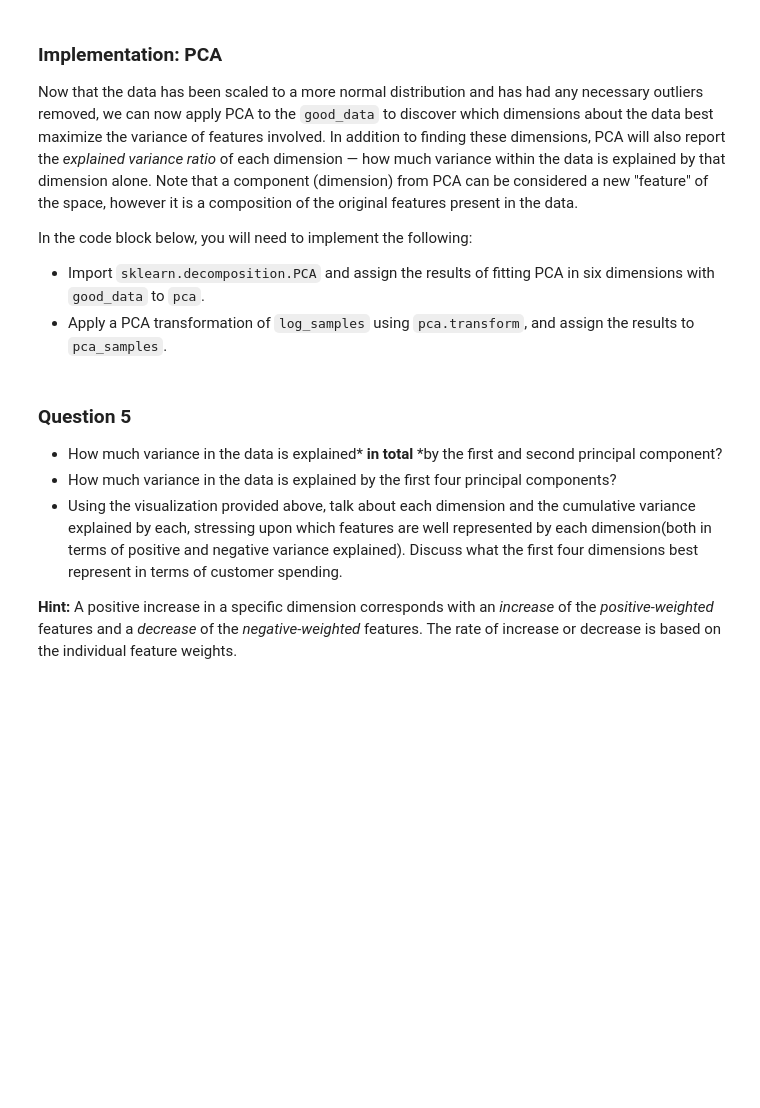
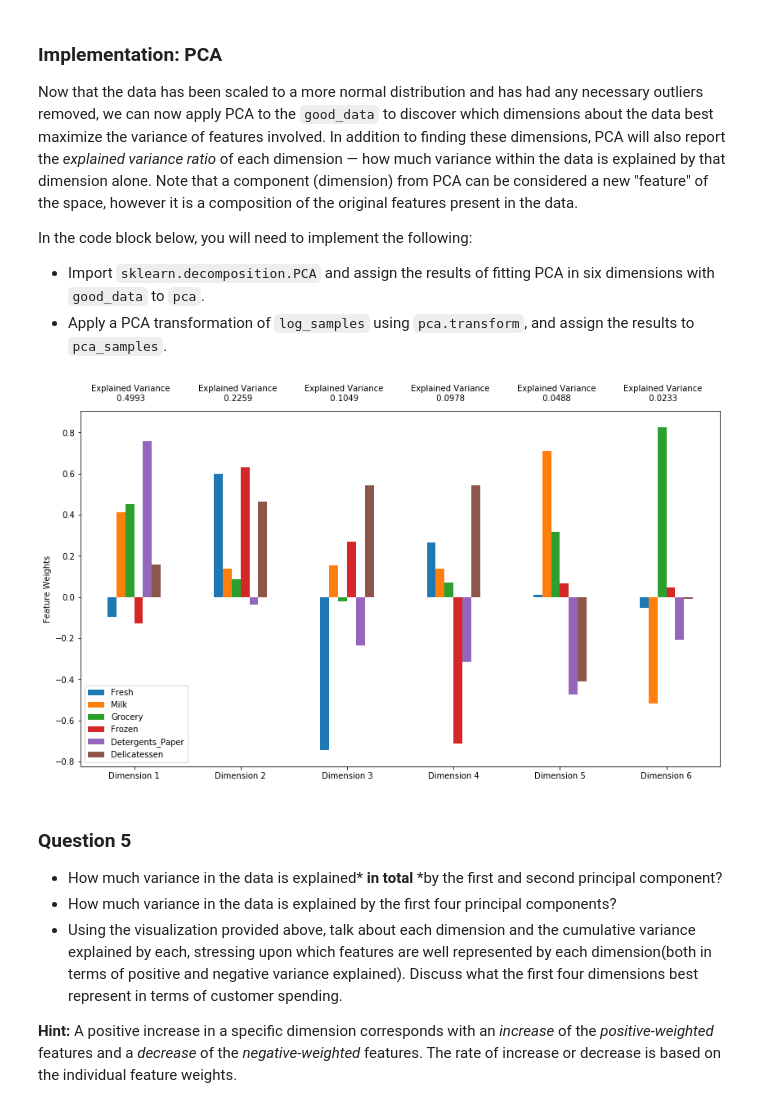
Before and after one commit to fjprobos/machine-learning, a Jupyter notebook: projects/customer_segments/customer_segments.ipynb, the cells around one changed output. Saved outputs shown, nothing was run; the diff lists cells and outputs as text; code cells hidden in the pictures; blank space fills up the shorter version.

```diff
--- a/projects/customer_segments/customer_segments.ipynb
+++ b/projects/customer_segments/customer_segments.ipynb
@@ -232,12 +232,13 @@ for feature in log_data.keys():
     display(log_data[~((log_data[feature] >= Q1 - step) & (log_data[feature] <= Q3 + step))])
     outliers = log_data[~((log_data[feature] >= Q1 - step) & (log_data[feature] <= Q3 + step))]
     a = outliers.index.values
+    print(a)
     outliers = [int(item) for item in a]
-    outliers_indices = np.append(outliers_indices, outliers.index.values)
+    outliers_indices = np.append(outliers_indices, a)
     print(outliers_indices)
 
 # OPTIONAL: Select the indices for data points you wish to remove
-outliers  = outliers_indices
+outliers  = outliers_indices.astype(int)
 
 print(outliers)
 
@@ -290,13 +386,17 @@ In the code block below, you will need to implement the following:
  - Apply a PCA transformation of `log_samples` using `pca.transform`, and assign the results to `pca_samples`.
 # %%
 # TODO: Apply PCA by fitting the good data with the same number of dimensions as features
-pca = None
+from sklearn.decomposition import PCA
+transformer = PCA(n_components=6)
+pca = transformer.fit(good_data)
 
 # TODO: Transform log_samples using the PCA fit above
-pca_samples = None
+pca_samples = pca.transform(log_samples)
 
 # Generate PCA results plot
 pca_results = vs.pca_results(good_data, pca)
+# %% [output]
+[figure, added]
 # %% [markdown]
 ### Question 5
 
```
Also changed, not shown: parts of 6 cells of this notebook.
